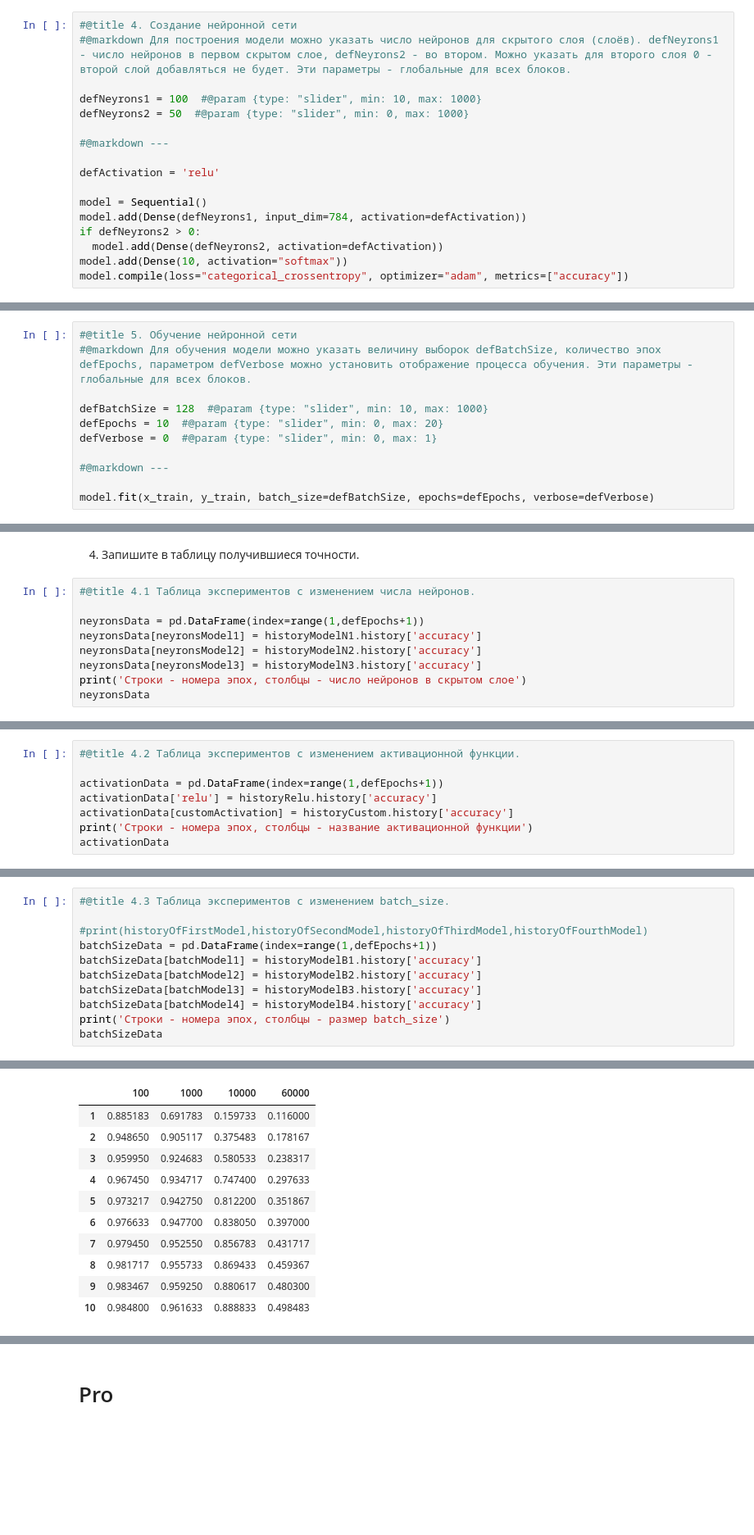
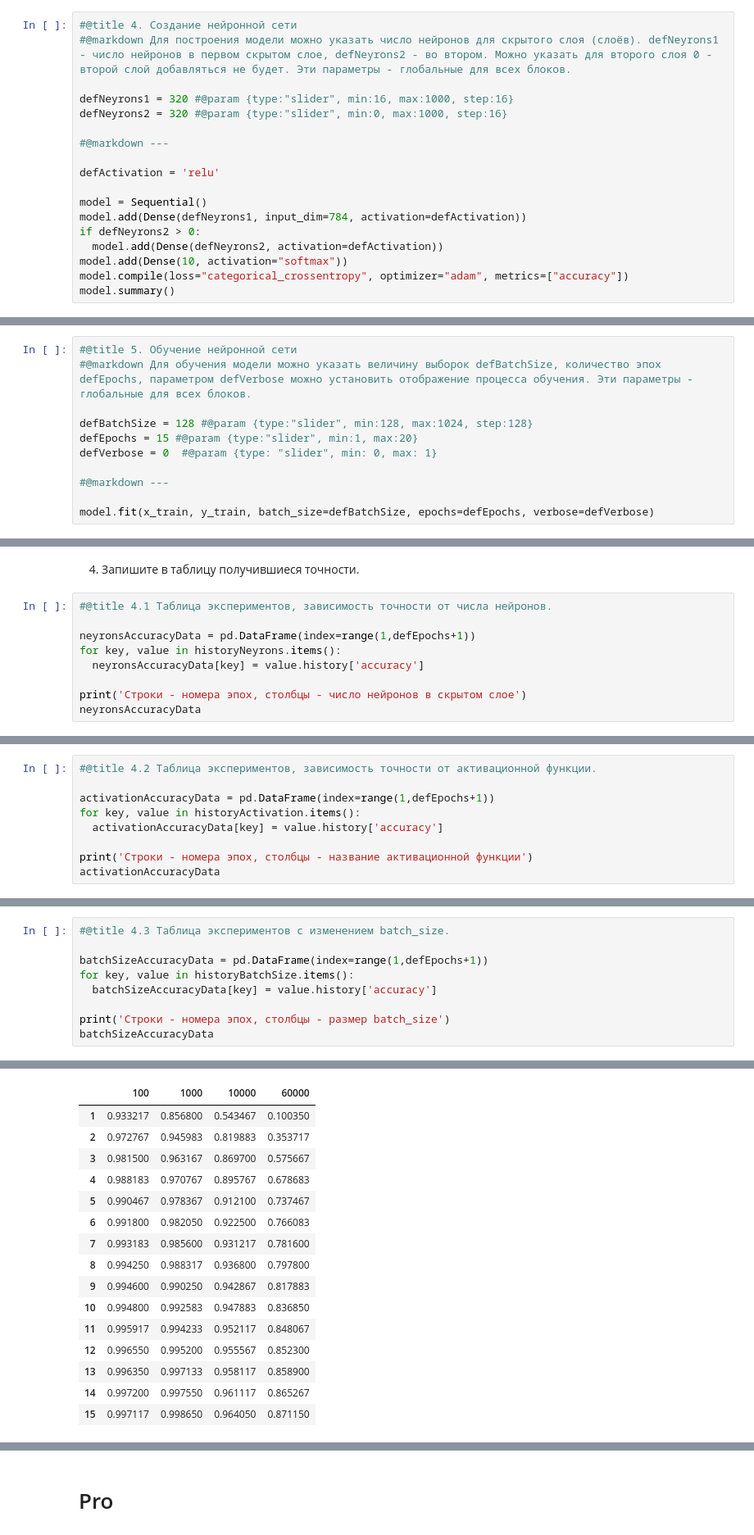
Before and after one commit to glukonatic/mystudy, a Jupyter notebook: III_PRO_01.ipynb, the cells around one changed output, grey strips where cells are left out. Shown at 82% size. Cells and saved outputs as stored; diff of their text form; blank space fills up the shorter version.

```diff
--- a/III_PRO_01.ipynb
+++ b/III_PRO_01.ipynb
@@ -58,8 +62,8 @@ y_test = utils.to_categorical(y_test_org, 10)
 #@title 4. Создание нейронной сети
 #@markdown Для построения модели можно указать число нейронов для скрытого слоя (слоёв). defNeyrons1 - число нейронов в первом скрытом слое, defNeyrons2 - во втором. Можно указать для второго слоя 0 - второй слой добавляться не будет. Эти параметры - глобальные для всех блоков.
 
-defNeyrons1 = 100  #@param {type: "slider", min: 10, max: 1000}
-defNeyrons2 = 50  #@param {type: "slider", min: 0, max: 1000}
+defNeyrons1 = 320 #@param {type:"slider", min:16, max:1000, step:16}
+defNeyrons2 = 320 #@param {type:"slider", min:0, max:1000, step:16}
 
 #@markdown ---
 
@@ -71,3 +75,4 @@ if defNeyrons2 > 0:
   model.add(Dense(defNeyrons2, activation=defActivation))
 model.add(Dense(10, activation="softmax"))
 model.compile(loss="categorical_crossentropy", optimizer="adam", metrics=["accuracy"])
+model.summary()
@@ -75,8 +95,8 @@ model.compile(loss="categorical_crossentropy", optimizer="adam", metrics=["accur
 #@title 5. Обучение нейронной сети
 #@markdown Для обучения модели можно указать величину выборок defBatchSize, количество эпох defEpochs, параметром defVerbose можно установить отображение процесса обучения. Эти параметры - глобальные для всех блоков.
 
-defBatchSize = 128  #@param {type: "slider", min: 10, max: 1000}
-defEpochs = 10  #@param {type: "slider", min: 0, max: 20}
+defBatchSize = 128 #@param {type:"slider", min:128, max:1024, step:128}
+defEpochs = 15 #@param {type:"slider", min:1, max:20}
 defVerbose = 0  #@param {type: "slider", min: 0, max: 1}
 
 #@markdown ---
@@ -277,13 +324,13 @@ ax2.legend(labels, loc='lower right')
 # %% [markdown]
 4. Запишите в таблицу получившиеся точности.
 # %%
-#@title 4.1 Таблица экспериментов с изменением числа нейронов.
+#@title 4.1 Таблица экспериментов, зависимость точности от числа нейронов.
 
-neyronsData = pd.DataFrame(index=range(1,defEpochs+1))
-neyronsData[neyronsModel1] = historyModelN1.history['accuracy']
-neyronsData[neyronsModel2] = historyModelN2.history['accuracy']
-neyronsData[neyronsModel3] = historyModelN3.history['accuracy']
+neyronsAccuracyData = pd.DataFrame(index=range(1,defEpochs+1))
+for key, value in historyNeyrons.items():
+  neyronsAccuracyData[key] = value.history['accuracy']
+
 print('Строки - номера эпох, столбцы - число нейронов в скрытом слое')
-neyronsData
+neyronsAccuracyData
 # %% [output]
 Строки - номера эпох, столбцы - число нейронов в скрытом слое
@@ -301,10 +353,11 @@ neyronsData
 # %%
-#@title 4.2 Таблица экспериментов с изменением активационной функции.
+#@title 4.2 Таблица экспериментов, зависимость точности от активационной функции.
 
-activationData = pd.DataFrame(index=range(1,defEpochs+1))
-activationData['relu'] = historyRelu.history['accuracy']
-activationData[customActivation] = historyCustom.history['accuracy']
+activationAccuracyData = pd.DataFrame(index=range(1,defEpochs+1))
+for key, value in historyActivation.items():
+  activationAccuracyData[key] = value.history['accuracy']
+
 print('Строки - номера эпох, столбцы - название активационной функции')
-activationData
+activationAccuracyData
 # %% [output]
 Строки - номера эпох, столбцы - название активационной функции
@@ -322,24 +380,27 @@ activationData
 # %%
 #@title 4.3 Таблица экспериментов с изменением batch_size.
 
-#print(historyOfFirstModel,historyOfSecondModel,historyOfThirdModel,historyOfFourthModel)
-batchSizeData = pd.DataFrame(index=range(1,defEpochs+1))
-batchSizeData[batchModel1] = historyModelB1.history['accuracy']
-batchSizeData[batchModel2] = historyModelB2.history['accuracy']
-batchSizeData[batchModel3] = historyModelB3.history['accuracy']
-batchSizeData[batchModel4] = historyModelB4.history['accuracy']
+batchSizeAccuracyData = pd.DataFrame(index=range(1,defEpochs+1))
+for key, value in historyBatchSize.items():
+  batchSizeAccuracyData[key] = value.history['accuracy']
+
 print('Строки - номера эпох, столбцы - размер batch_size')
-batchSizeData
+batchSizeAccuracyData
 # %% [output]
 Строки - номера эпох, столбцы - размер batch_size
 |  | 100 | 1000 | 10000 | 60000 |
-| 1 | 0.885183 | 0.691783 | 0.159733 | 0.116000 |
-| 2 | 0.948650 | 0.905117 | 0.375483 | 0.178167 |
-| 3 | 0.959950 | 0.924683 | 0.580533 | 0.238317 |
-| 4 | 0.967450 | 0.934717 | 0.747400 | 0.297633 |
-| 5 | 0.973217 | 0.942750 | 0.812200 | 0.351867 |
-| 6 | 0.976633 | 0.947700 | 0.838050 | 0.397000 |
-| 7 | 0.979450 | 0.952550 | 0.856783 | 0.431717 |
-| 8 | 0.981717 | 0.955733 | 0.869433 | 0.459367 |
-| 9 | 0.983467 | 0.959250 | 0.880617 | 0.480300 |
-| 10 | 0.984800 | 0.961633 | 0.888833 | 0.498483 |
+| 1 | 0.933217 | 0.856800 | 0.543467 | 0.100350 |
+| 2 | 0.972767 | 0.945983 | 0.819883 | 0.353717 |
+| 3 | 0.981500 | 0.963167 | 0.869700 | 0.575667 |
+| 4 | 0.988183 | 0.970767 | 0.895767 | 0.678683 |
+| 5 | 0.990467 | 0.978367 | 0.912100 | 0.737467 |
+| 6 | 0.991800 | 0.982050 | 0.922500 | 0.766083 |
+| 7 | 0.993183 | 0.985600 | 0.931217 | 0.781600 |
+| 8 | 0.994250 | 0.988317 | 0.936800 | 0.797800 |
+| 9 | 0.994600 | 0.990250 | 0.942867 | 0.817883 |
+| 10 | 0.994800 | 0.992583 | 0.947883 | 0.836850 |
+| 11 | 0.995917 | 0.994233 | 0.952117 | 0.848067 |
+| 12 | 0.996550 | 0.995200 | 0.955567 | 0.852300 |
+| 13 | 0.996350 | 0.997133 | 0.958117 | 0.858900 |
+| 14 | 0.997200 | 0.997550 | 0.961117 | 0.865267 |
+| 15 | 0.997117 | 0.998650 | 0.964050 | 0.871150 |
```
Also changed, not shown: parts of 21 cells of this notebook.
